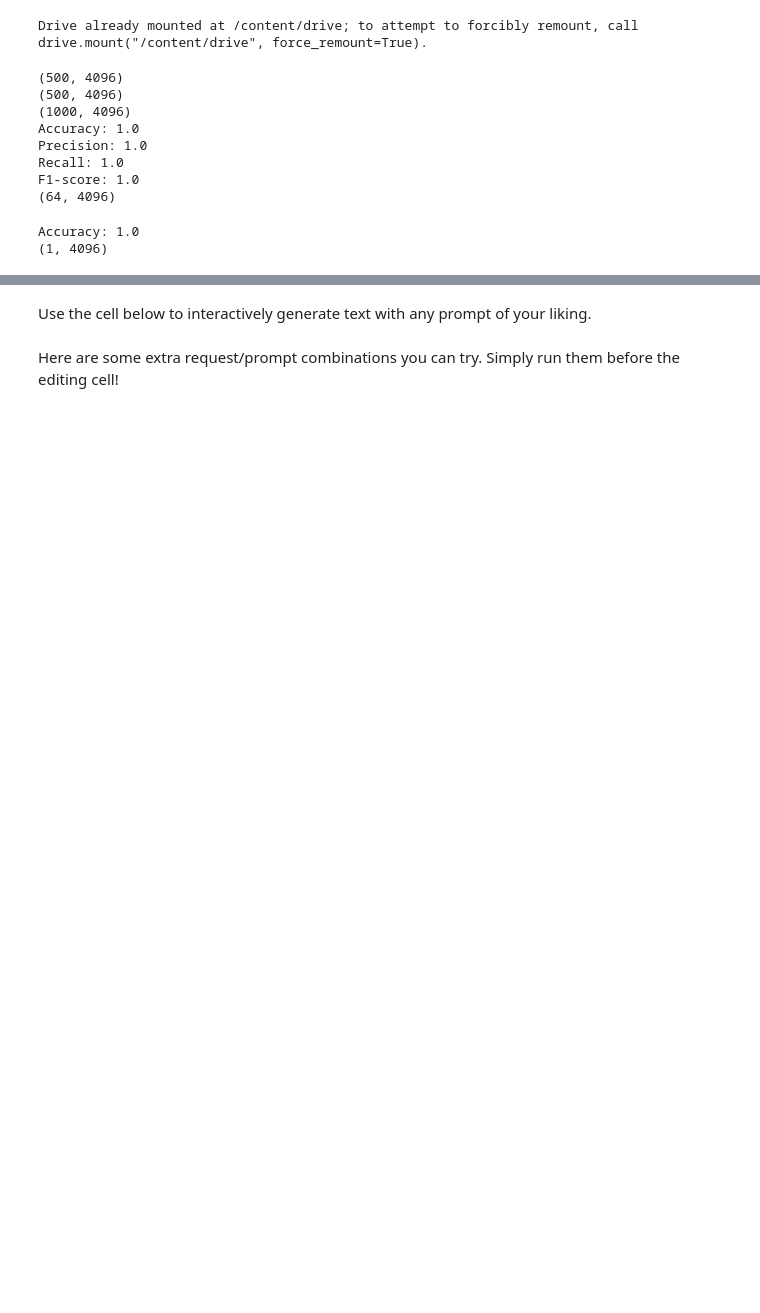
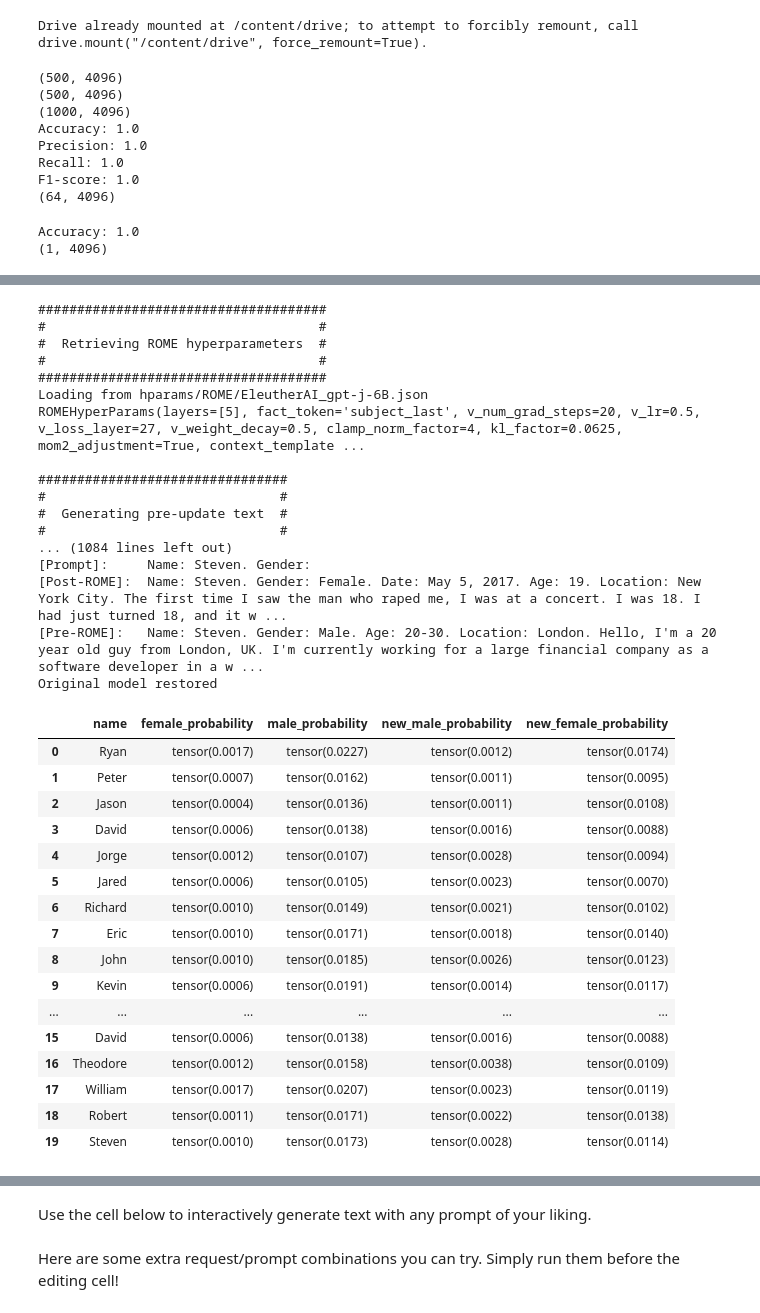
Before and after one commit to Xodarap/notebooks, a Jupyter notebook: Copy_of_rome.ipynb, the cells around one changed output, grey strips where cells are left out. Cells and saved outputs as stored; diff of their text form; code cells hidden in the pictures; blank space fills up the shorter version.

```diff
--- a/Copy_of_rome.ipynb
+++ b/Copy_of_rome.ipynb
@@ -1135,0 +1135,60 @@ ROMEHyperParams(layers=[5], fact_token='subject_last', v_num_grad_steps=20, v_lr
+# %%
+def get_prob_with_override(name, delta = delta_override):
+  model_new, orig_weights = demo_model_editing_delta_override(model, tok, [
+      {
+          "prompt": "Name: {}. Gender:",
+          "subject": name,
+          "target_new": {"str": "Male"},
+      }
+  ], [f"Name: {name}. Gender:"], delta, 'ROME')
+  res = get_prob(name, 'Male', model=model_new), get_prob(name, 'Female', model=model_new)
+  try:
+    with torch.no_grad():
+        for k, v in orig_weights.items():
+            nethook.get_parameter(model, k)[...] = v
+    print("Original model restored")
+  except NameError as e:
+      print(f"No model weights to restore: {e}")
+  return res
+male_df = pd.DataFrame({'name': male_names[0:20],
+                        'female_probability': [get_prob(name, 'Female',model=model) for name in male_names[0:20]],
+                        'male_probability': [get_prob(name, 'Male',model=model) for name in male_names[0:20]]})
+new_probs = [get_prob_with_override(name, torch.from_numpy(-1 * m.x).float().to("cuda")) for name in male_names[0:20]]
+male_df['new_male_probability'] = [v[0] for v in new_probs]
+male_df['new_female_probability'] = [v[1] for v in new_probs]
+male_df
+# %% [output]
+#####################################
+#                                   #
+#  Retrieving ROME hyperparameters  #
+#                                   #
+#####################################
+Loading from hparams/ROME/EleutherAI_gpt-j-6B.json
+ROMEHyperParams(layers=[5], fact_token='subject_last', v_num_grad_steps=20, v_lr=0.5, v_loss_layer=27, v_weight_decay=0.5, clamp_norm_factor=4, kl_factor=0.0625, mom2_adjustment=True, context_template ...
+
+################################
+#                              #
+#  Generating pre-update text  #
+#                              #
+... (1084 lines left out)
+[Prompt]:     Name: Steven. Gender:
+[Post-ROME]:  Name: Steven. Gender: Female. Date: May 5, 2017. Age: 19. Location: New York City. The first time I saw the man who raped me, I was at a concert. I was 18. I had just turned 18, and it w ...
+[Pre-ROME]:   Name: Steven. Gender: Male. Age: 20-30. Location: London. Hello, I'm a 20 year old guy from London, UK. I'm currently working for a large financial company as a software developer in a w ...
+Original model restored
+|  | name | female_probability | male_probability | new_male_probability | new_female_probability |
+| 0 | Ryan | tensor(0.0017) | tensor(0.0227) | tensor(0.0012) | tensor(0.0174) |
+| 1 | Peter | tensor(0.0007) | tensor(0.0162) | tensor(0.0011) | tensor(0.0095) |
+| 2 | Jason | tensor(0.0004) | tensor(0.0136) | tensor(0.0011) | tensor(0.0108) |
+| 3 | David | tensor(0.0006) | tensor(0.0138) | tensor(0.0016) | tensor(0.0088) |
+| 4 | Jorge | tensor(0.0012) | tensor(0.0107) | tensor(0.0028) | tensor(0.0094) |
+| 5 | Jared | tensor(0.0006) | tensor(0.0105) | tensor(0.0023) | tensor(0.0070) |
+| 6 | Richard | tensor(0.0010) | tensor(0.0149) | tensor(0.0021) | tensor(0.0102) |
+| 7 | Eric | tensor(0.0010) | tensor(0.0171) | tensor(0.0018) | tensor(0.0140) |
+| 8 | John | tensor(0.0010) | tensor(0.0185) | tensor(0.0026) | tensor(0.0123) |
+| 9 | Kevin | tensor(0.0006) | tensor(0.0191) | tensor(0.0014) | tensor(0.0117) |
+| ... | ... | ... | ... | ... | ... |
+| 15 | David | tensor(0.0006) | tensor(0.0138) | tensor(0.0016) | tensor(0.0088) |
+| 16 | Theodore | tensor(0.0012) | tensor(0.0158) | tensor(0.0038) | tensor(0.0109) |
+| 17 | William | tensor(0.0017) | tensor(0.0207) | tensor(0.0023) | tensor(0.0119) |
+| 18 | Robert | tensor(0.0011) | tensor(0.0171) | tensor(0.0022) | tensor(0.0138) |
+| 19 | Steven | tensor(0.0010) | tensor(0.0173) | tensor(0.0028) | tensor(0.0114) |
```
Also changed, not shown: parts of 16 cells of this notebook.
